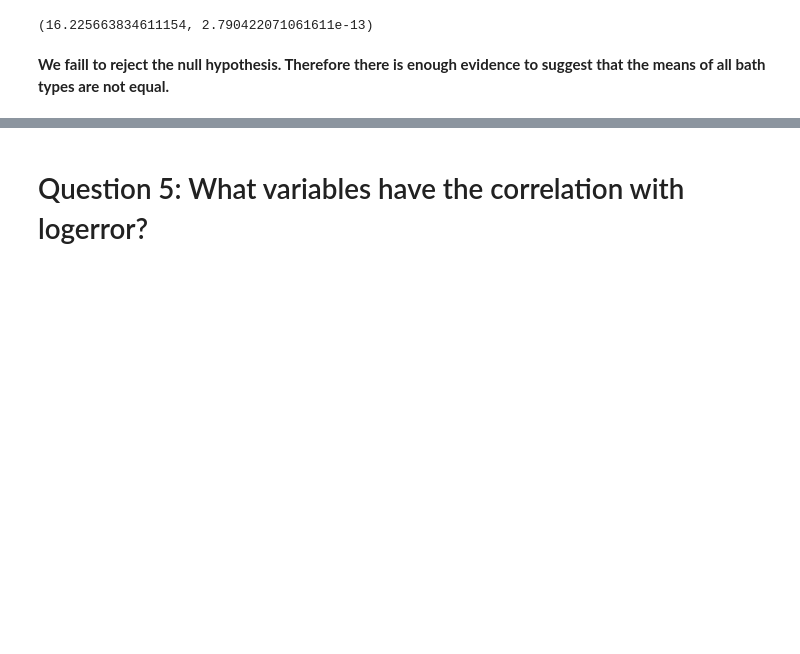
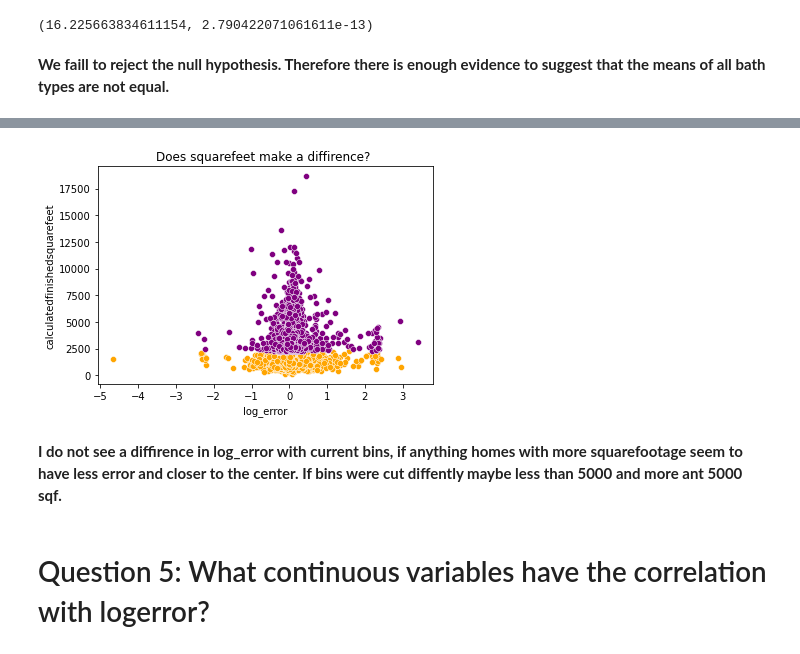
Before and after one commit to Yvette-Ibarra/clustering-exercises, a Jupyter notebook: explore_zillow.ipynb, the cells around one changed output, grey strips where cells are left out. Drawn from its saved outputs; the diff is of its cells as text; code cells hidden in the pictures; blank space fills up the shorter version.

Commit message:
update finish 5 questions and more

```diff
--- a/explore_zillow.ipynb
+++ b/explore_zillow.ipynb
@@ -228,2 +244,16 @@ f, p
+# %%
+sns.scatterplot(y='calculatedfinishedsquarefeet', x='log_error',
+                data=train[train.calculatedfinishedsquarefeet<= 2298], color='orange')
+
+sns.scatterplot(y='calculatedfinishedsquarefeet', x='log_error',
+                data=train[train.calculatedfinishedsquarefeet> 2298],
+                color='purple')
+
+plt.title("Does squarefeet make a diffirence? ")
+plt.show()
+# %% [output]
+[figure, added]
+# %% [markdown]
+**I do not see a diffirence in log_error with current bins, if anything homes with more squarefootage seem to have less error and closer to the center. If bins were cut diffently maybe less than 5000 and more ant 5000 sqf.**
 # %% [markdown]
-# Question 5: What variables have the correlation with logerror?
+# Question 5: What continuous variables have the correlation with logerror?
```
Also changed, not shown: parts of 14 cells of this notebook.
